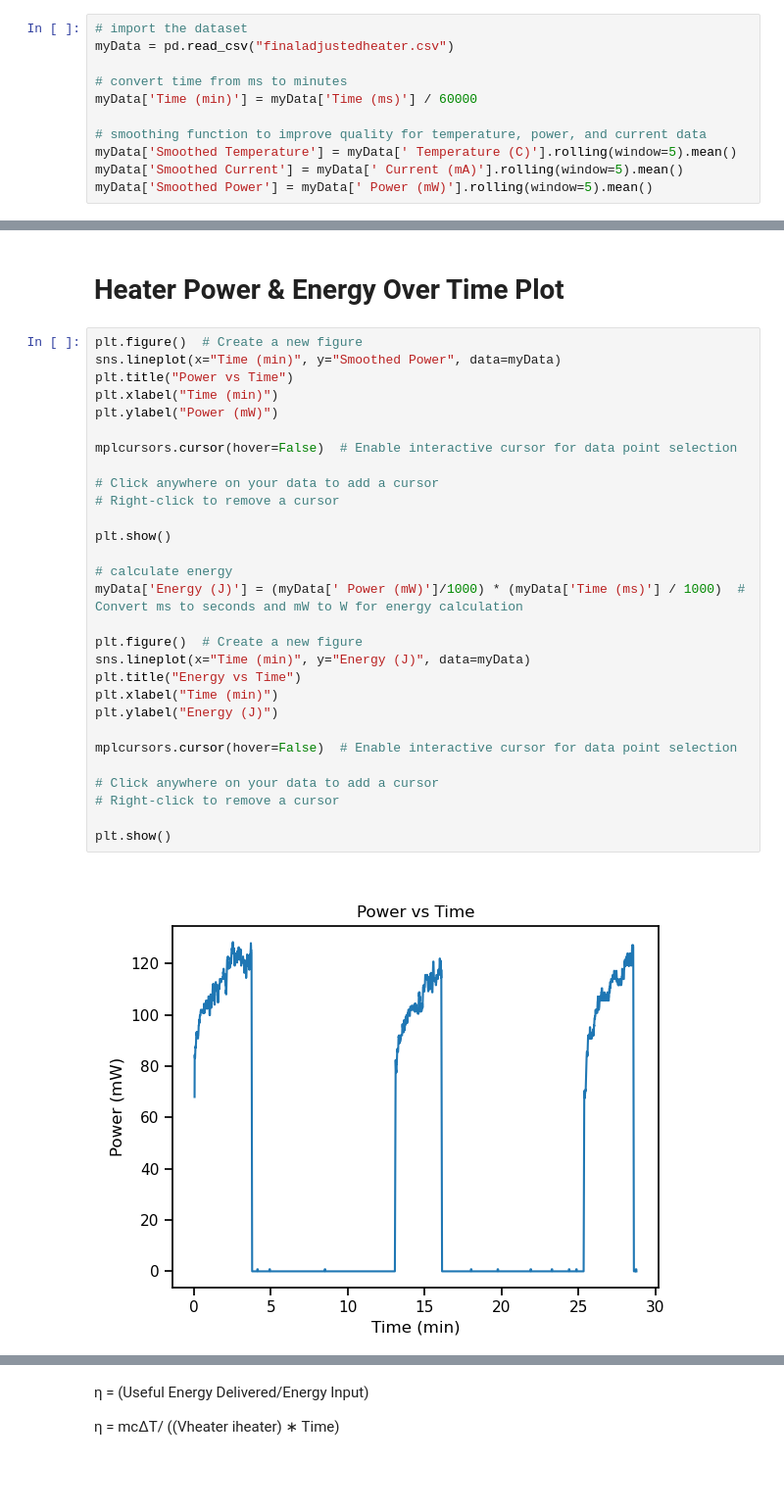
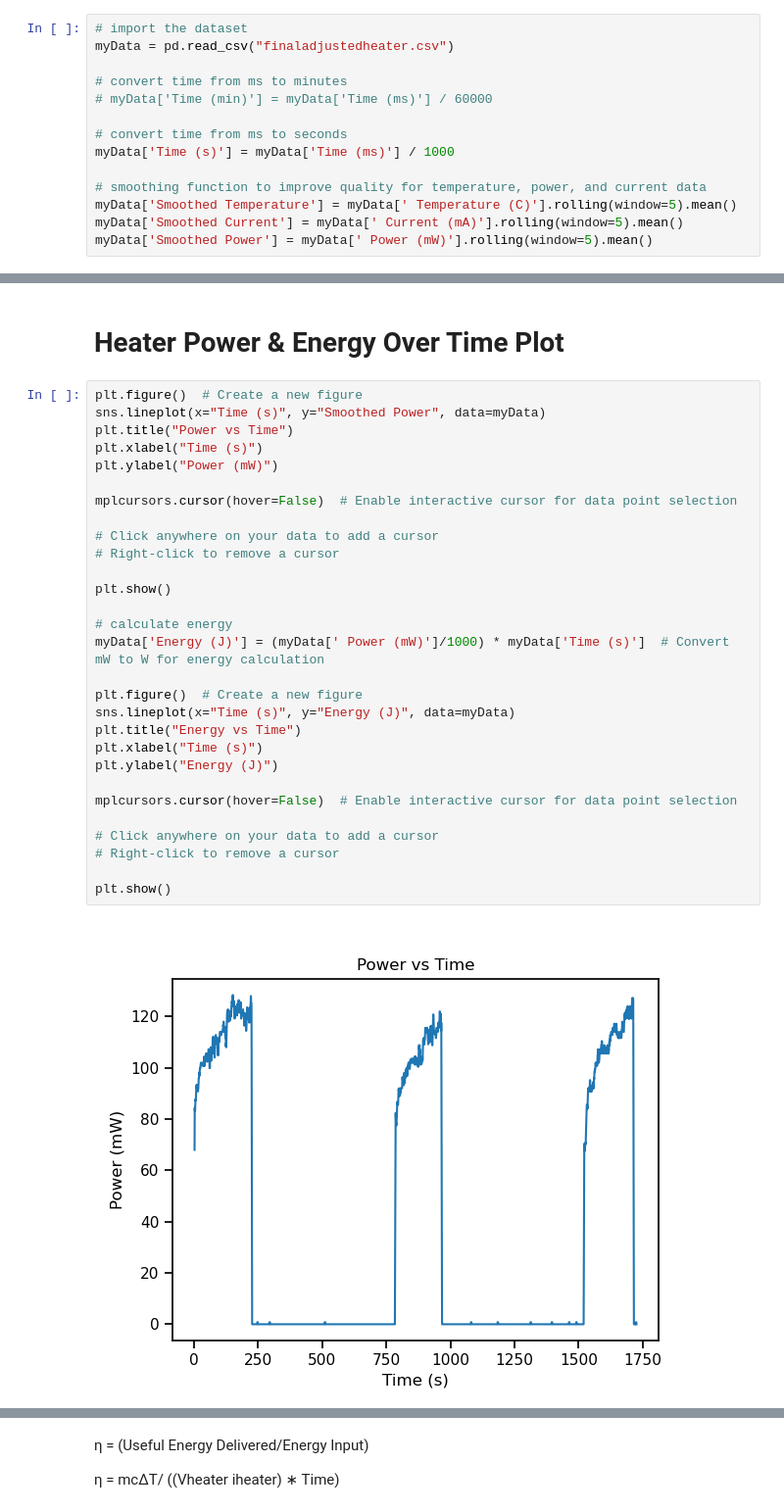
Before and after one commit to cmahoneyy/geng360-mahoney, a Jupyter notebook: Lab 5 - Heater/Lab 5 Data Processing.ipynb, the cells around one changed output, grey strips where cells are left out. Shown at 98% size. Saved outputs shown, nothing was run; the diff lists cells and outputs as text; blank space fills up the shorter version.

```diff
--- a/Lab 5 - Heater/Lab 5 Data Processing.ipynb
+++ b/Lab 5 - Heater/Lab 5 Data Processing.ipynb
@@ -36,7 +36,10 @@ Remember to use both Markdown and Code cells to import and plot your data. Refer
 myData = pd.read_csv("finaladjustedheater.csv")
 
 # convert time from ms to minutes
-myData['Time (min)'] = myData['Time (ms)'] / 60000
+# myData['Time (min)'] = myData['Time (ms)'] / 60000
+
+# convert time from ms to seconds
+myData['Time (s)'] = myData['Time (ms)'] / 1000
 
 # smoothing function to improve quality for temperature, power, and current data
 myData['Smoothed Temperature'] = myData[' Temperature (C)'].rolling(window=5).mean()
@@ -82,32 +85,32 @@ plt.show()
 # Heater Power & Energy Over Time Plot
 # %%
 plt.figure()  # Create a new figure
-sns.lineplot(x="Time (min)", y="Smoothed Power", data=myData)
+sns.lineplot(x="Time (s)", y="Smoothed Power", data=myData)
 plt.title("Power vs Time")
-plt.xlabel("Time (min)")
+plt.xlabel("Time (s)")
 plt.ylabel("Power (mW)")
 
 mplcursors.cursor(hover=False)  # Enable interactive cursor for data point selection
 
 # Click anywhere on your data to add a cursor
 # Right-click to remove a cursor
 
 plt.show()
 
 # calculate energy
-myData['Energy (J)'] = (myData[' Power (mW)']/1000) * (myData['Time (ms)'] / 1000)  # Convert ms to seconds and mW to W for energy calculation
+myData['Energy (J)'] = (myData[' Power (mW)']/1000) * myData['Time (s)']  # Convert mW to W for energy calculation
 
 plt.figure()  # Create a new figure
-sns.lineplot(x="Time (min)", y="Energy (J)", data=myData)
+sns.lineplot(x="Time (s)", y="Energy (J)", data=myData)
 plt.title("Energy vs Time")
-plt.xlabel("Time (min)")
+plt.xlabel("Time (s)")
 plt.ylabel("Energy (J)")
 
 mplcursors.cursor(hover=False)  # Enable interactive cursor for data point selection
 
 # Click anywhere on your data to add a cursor
 # Right-click to remove a cursor
 
 plt.show()
 # %% [output]
-[figure, old version]
+[figure, new version]
```
Also changed, not shown: parts of 13 cells of this notebook.
